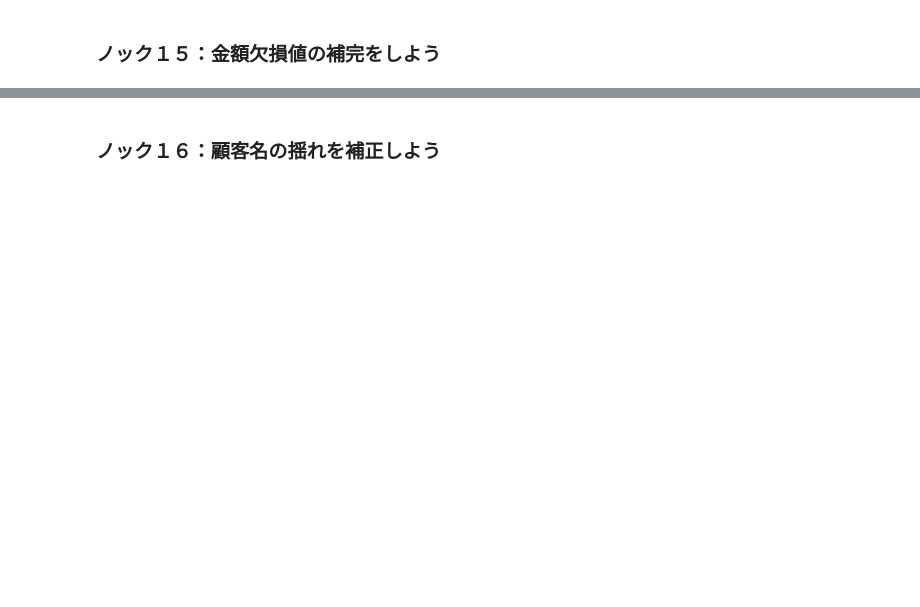
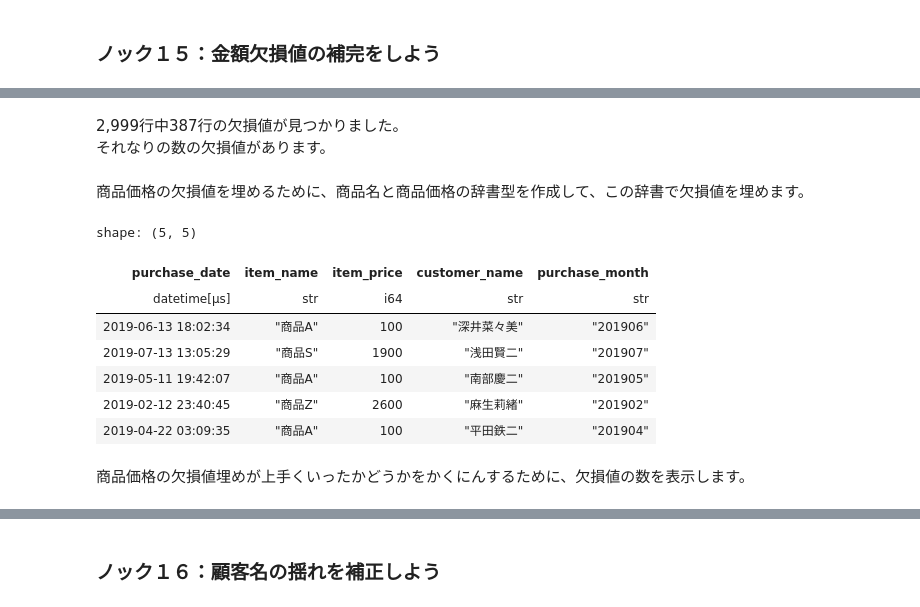
Before and after one commit to Tremendous1192/Python_Practical_Data_Analysis_100_Knocks_2nd_Edition, a Jupyter notebook: 2章/ch02_polars.ipynb, the cells around one changed output, grey strips where cells are left out. Cells and saved outputs as stored; diff of their text form; code cells hidden in the pictures; blank space fills up the shorter version.

```diff
--- a/2章/ch02_polars.ipynb
+++ b/2章/ch02_polars.ipynb
@@ -67,2 +240,45 @@ print( len(uriage_data["item_name"].unique()) )
+# %% [markdown]
+2,999行中387行の欠損値が見つかりました。\
+それなりの数の欠損値があります。
+# %% [markdown]
+商品価格の欠損値を埋めるために、商品名と商品価格の辞書型を作成して、この辞書で欠損値を埋めます。
+# %%
+# 元のコードでは要素ごとに商品価格の最大値を検索していた
+# 毎回検索するのは計算資源がもったいないので、あらかじめ商品名と商品価格の辞書を作成しておく
+item_name_price = (
+    uriage_data[["item_name", "item_price"]]
+    .drop_nulls()
+    .sort(by = "item_price", descending = True)
+    .unique(subset = "item_name", keep = "first")
+    .sort(by = "item_name", descending = False)
+)
+
+dict_name_price = {}
+for name, price in zip(item_name_price["item_name"], item_name_price["item_price"]):
+    dict_name_price[name] = price
+
+# 商品価格の欠損値を埋める
+uriage_data = (
+    uriage_data
+    .with_columns(
+        pl.col("item_name")
+        .replace(dict_name_price)
+        .str.to_integer()# 文字列(商品名)の列を整形したので、数値型に変換する
+        .alias("item_price")
+    )
+)
+
+uriage_data.head()
+# %% [output]
+shape: (5, 5)
+| purchase_date | item_name | item_price | customer_name | purchase_month |
+| datetime[μs] | str | i64 | str | str |
+| 2019-06-13 18:02:34 | "商品A" | 100 | "深井菜々美" | "201906" |
+| 2019-07-13 13:05:29 | "商品S" | 1900 | "浅田賢二" | "201907" |
+| 2019-05-11 19:42:07 | "商品A" | 100 | "南部慶二" | "201905" |
+| 2019-02-12 23:40:45 | "商品Z" | 2600 | "麻生莉緒" | "201902" |
+| 2019-04-22 03:09:35 | "商品A" | 100 | "平田鉄二" | "201904" |
+# %% [markdown]
+商品価格の欠損値埋めが上手くいったかどうかをかくにんするために、欠損値の数を表示します。
 # %%
 uriage_data.null_count()
```
Also changed, not shown: parts of 65 cells of this notebook.
